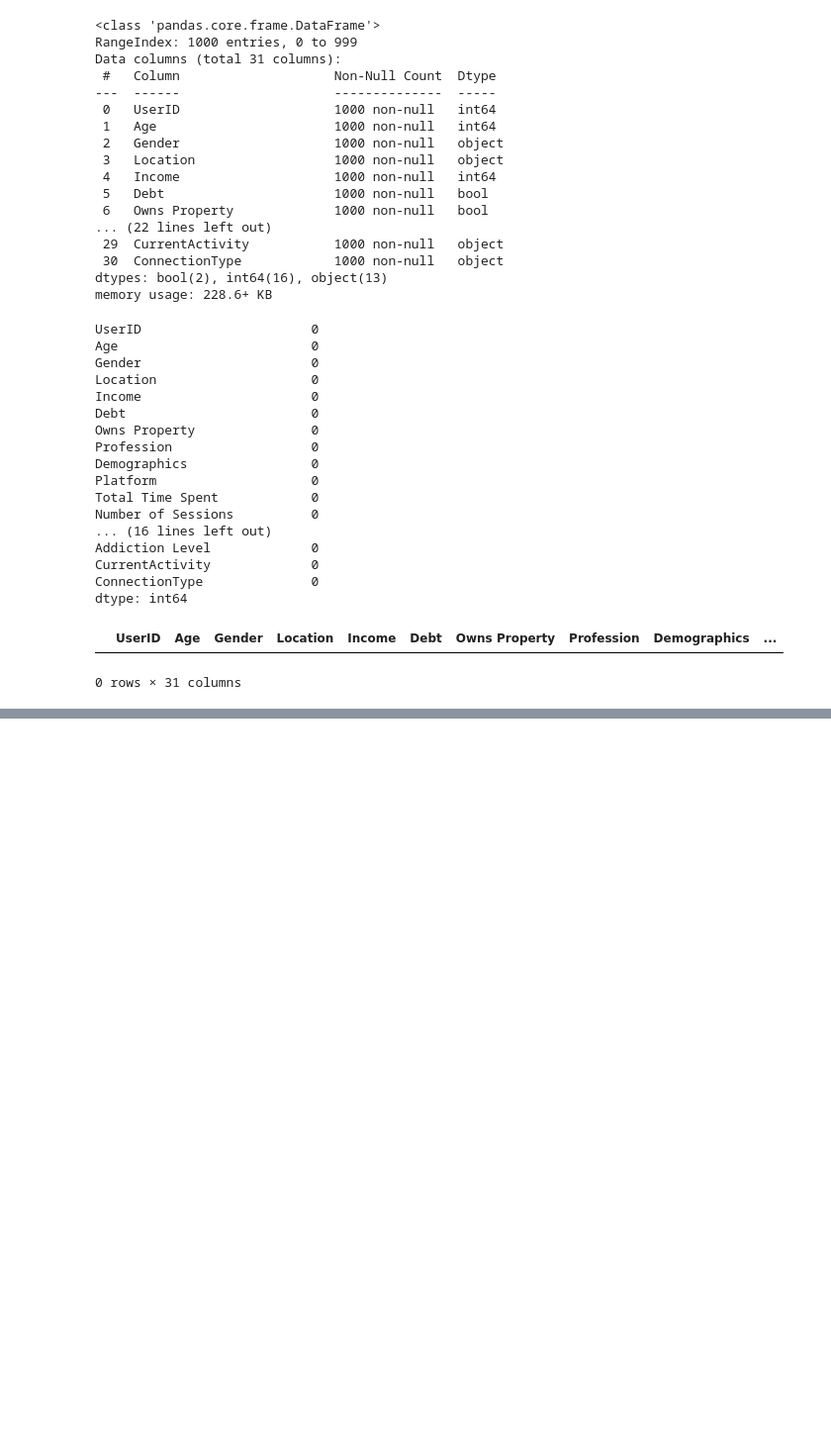
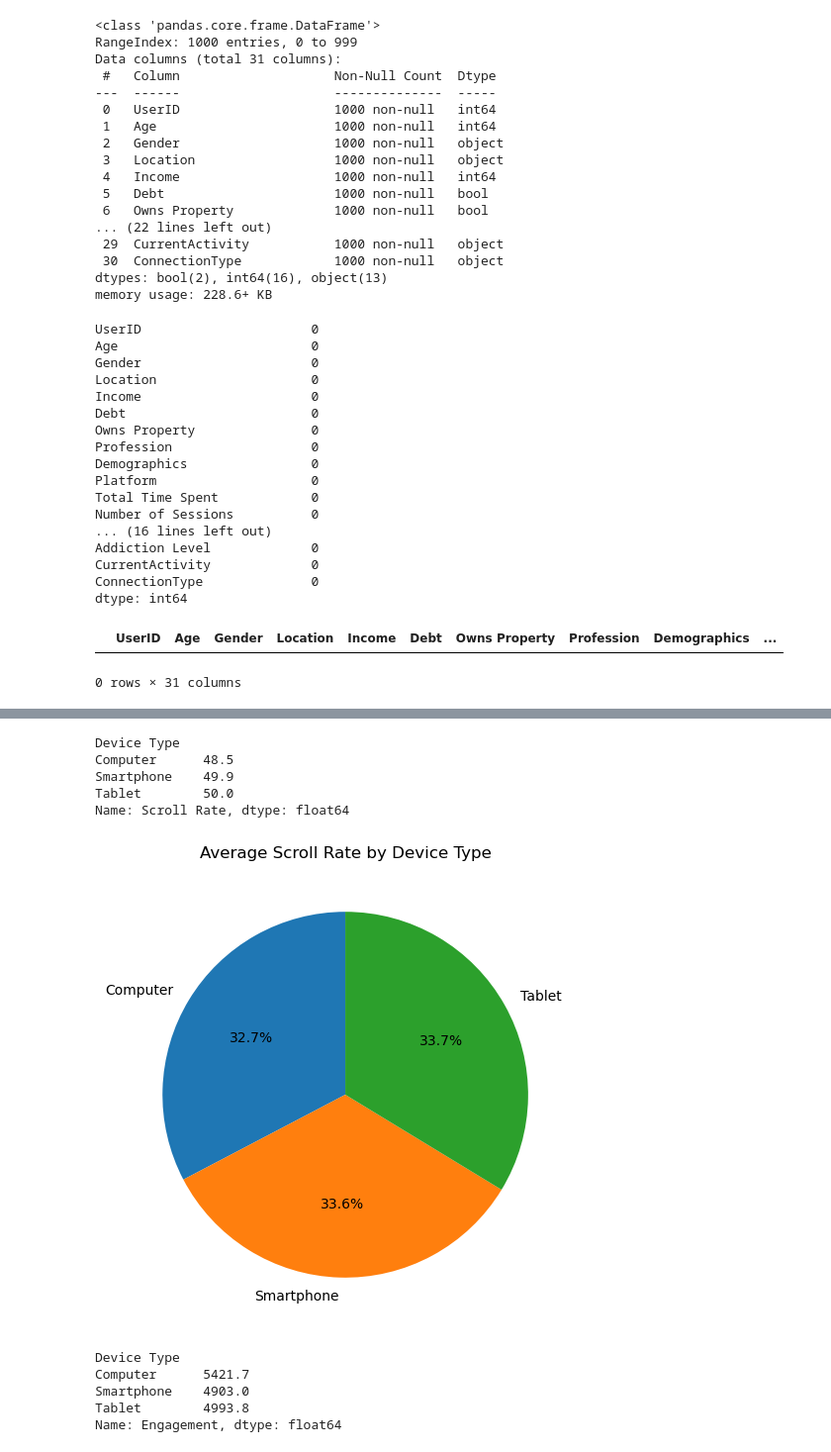
Before and after one commit to wrighang/project_01_team_11, a Jupyter notebook: cameron_kagglehub.ipynb, the cells around one changed output, grey strips where cells are left out. Shown: that part at 99% size. Cells and saved outputs as stored; diff of their text form; code cells hidden in the pictures; blank space fills up the shorter version.

Commit message:
Added charts and plots on Scroll Rate Vs. Engagement Level

```diff
--- a/cameron_kagglehub.ipynb
+++ b/cameron_kagglehub.ipynb
@@ -120,0 +186,7 @@ Analysis Questions:
+# %%
+#file to load
+cleaned_dataset_path = Path("data/Cleaned_dataset.csv")
+
+#read the file
+cleaned_dataset_df = pd.read_csv(cleaned_dataset_path, index_col=False)
+cleaned_dataset_df
@@ -120,0 +250,29 @@ Analysis Questions:
+# %%
+# Get the average scroll rate by device type
+device_avg_scroll_rate = cleaned_dataset_df.groupby('Device Type')['Scroll Rate'].mean().round(1)
+device_avg_scroll_rate
+# %% [output]
+Device Type
+Computer      48.5
+Smartphone    49.9
+Tablet        50.0
+Name: Scroll Rate, dtype: float64
+# %%
+# Plot pie chart for avg scroll rate by device type
+plt.figure(figsize=(10,6))
+device_avg_scroll_rate.plot(kind='pie', autopct='%1.1f%%', startangle=90)
+plt.title('Average Scroll Rate by Device Type')
+plt.ylabel('')
+plt.show()
+# %% [output]
+[figure, added]
+# %%
+# Get the average engagement level based off device type
+device_engagement_lvl = cleaned_dataset_df.groupby('Device Type')['Engagement'].mean().round(1)
+device_engagement_lvl
+# %% [output]
+Device Type
+Computer      5421.7
+Smartphone    4903.0
+Tablet        4993.8
+Name: Engagement, dtype: float64
```
Also changed, not shown: parts of 22 cells of this notebook.
